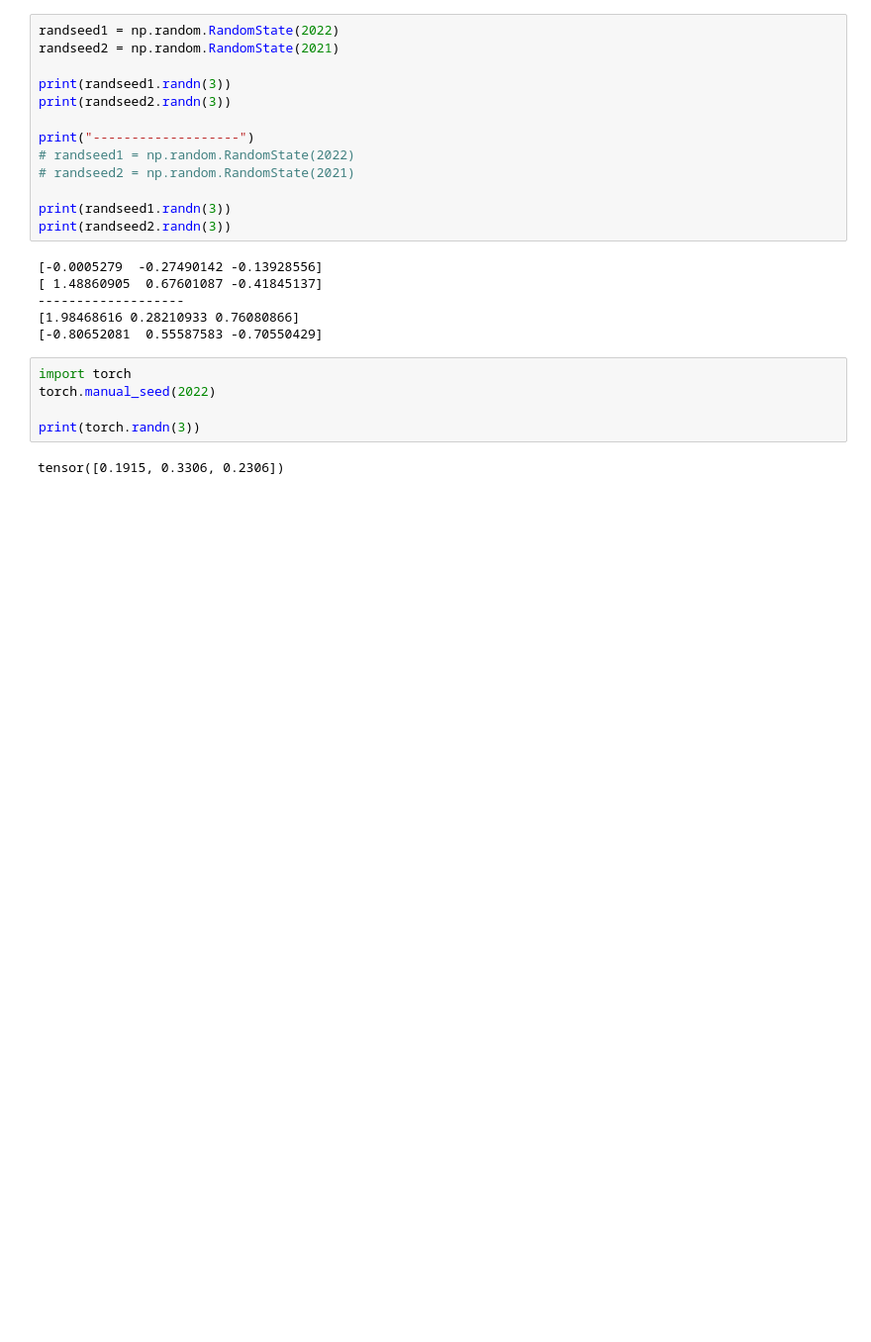
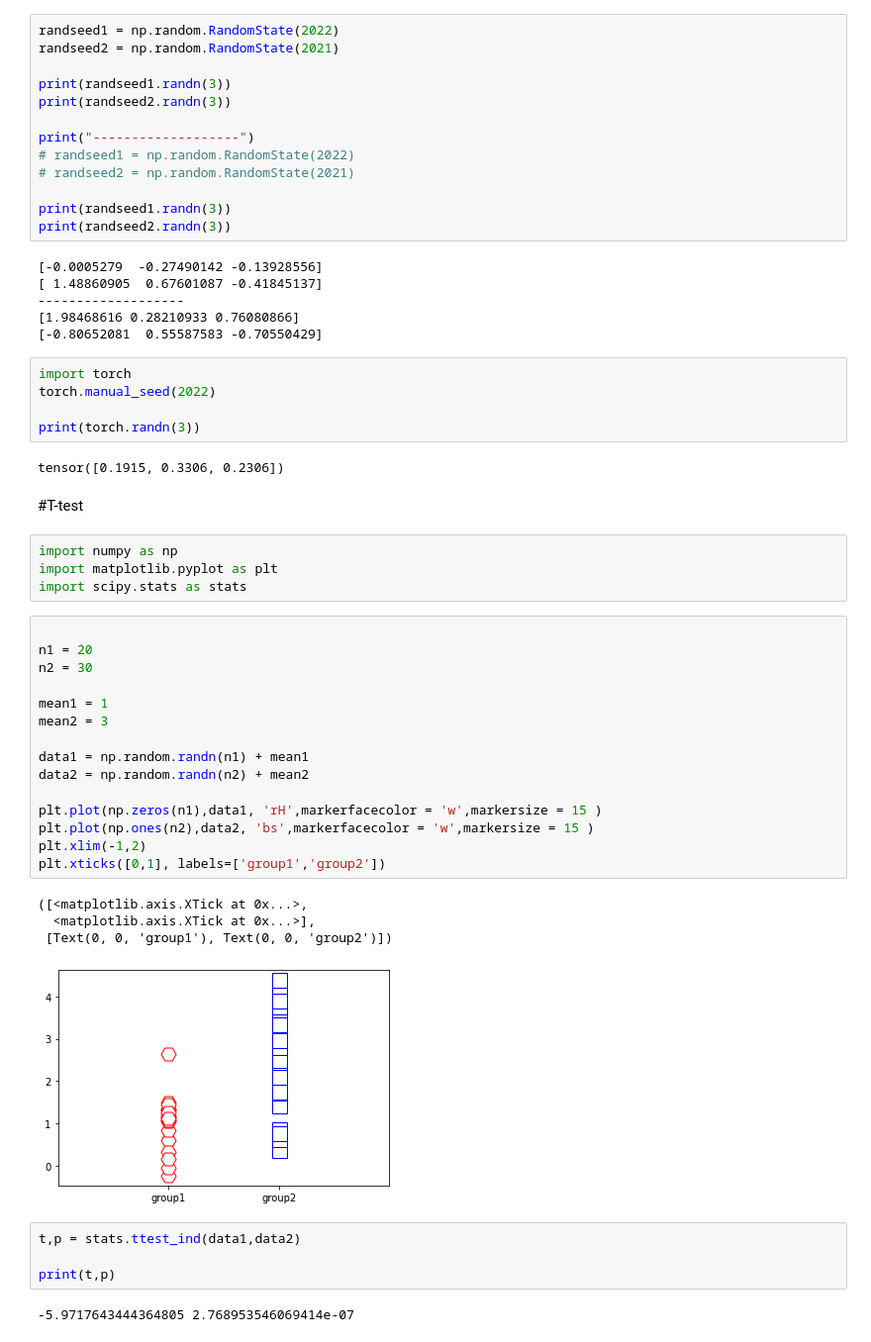
Before and after one commit to Haggin59/NNN, a Jupyter notebook: math,numpy,pytorch.ipynb, the cells around one changed output. Shown at 99% size. Saved outputs shown, nothing was run; the diff lists cells and outputs as text; blank space fills up the shorter version.

```diff
--- a/math,numpy,pytorch.ipynb
+++ b/math,numpy,pytorch.ipynb
@@ -377,3 +377,35 @@ torch.manual_seed(2022)
 print(torch.randn(3))
 # %% [output]
 tensor([0.1915, 0.3306, 0.2306])
+# %% [markdown]
+#T-test
+# %%
+import numpy as np
+import matplotlib.pyplot as plt
+import scipy.stats as stats
+# %%
+
+n1 = 20
+n2 = 30
+
+mean1 = 1
+mean2 = 3
+
+data1 = np.random.randn(n1) + mean1
+data2 = np.random.randn(n2) + mean2
+
+plt.plot(np.zeros(n1),data1, 'rH',markerfacecolor = 'w',markersize = 15 )
+plt.plot(np.ones(n2),data2, 'bs',markerfacecolor = 'w',markersize = 15 )
+plt.xlim(-1,2)
+plt.xticks([0,1], labels=['group1','group2'])
+# %% [output]
+([<matplotlib.axis.XTick at 0x...>,
+  <matplotlib.axis.XTick at 0x...>],
+ [Text(0, 0, 'group1'), Text(0, 0, 'group2')])
+[figure, added]
+# %%
+t,p = stats.ttest_ind(data1,data2)
+
+print(t,p)
+# %% [output]
+-5.9717643444364805 2.768953546069414e-07
```
Also changed, not shown: parts of 9 cells of this notebook.
